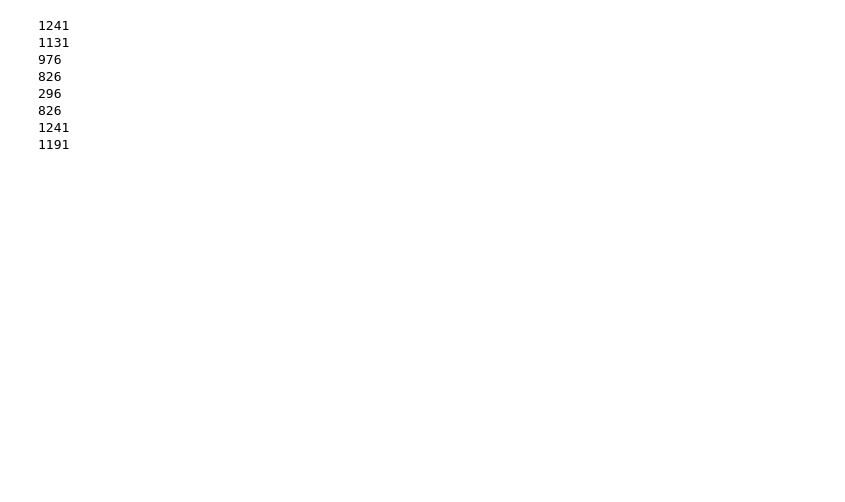
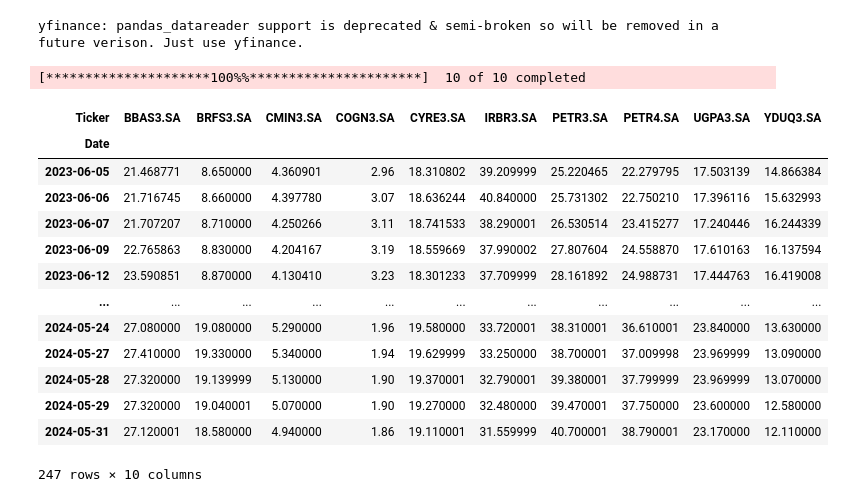
Before and after one commit to Marcll0/Python, a Jupyter notebook: CarteiraMarkowitz.ipynb, the cells around one changed output. Cells and saved outputs as stored; diff of their text form; code cells hidden in the pictures; blank space fills up the shorter version.

```diff
--- a/CarteiraMarkowitz.ipynb
+++ b/CarteiraMarkowitz.ipynb
@@ -19,18 +29,0 @@ Ativo8 = pd.read_excel('/content/DadosHistoricos2018_2023.xlsx',sheet_name='JNJB
-# %%
-print(len(Ativo1))
-print(len(Ativo2))
-print(len(Ativo3))
-print(len(Ativo4))
-print(len(Ativo5))
-print(len(Ativo6))
-print(len(Ativo7))
-print(len(Ativo8))
-# %% [output]
-1241
-1131
-976
-826
-296
-826
-1241
-1191
@@ -48,0 +30,4 @@ df = pd.merge(df1, df2, how = 'outer', on = 'DATA')
+# %%
+yfinance.pdr_override()
+# %% [output]
+yfinance: pandas_datareader support is deprecated & semi-broken so will be removed in a future verison. Just use yfinance.
@@ -49 +38,21 @@ df = pd.merge(df1, df2, how = 'outer', on = 'DATA')
+# %%
+Ativos = pdr.get_data_yahoo(ativos, data_inicial, data_final)["Adj Close"]
+
+display(Ativos)
+# %% [output]
+[*********************100%%**********************]  10 of 10 completed
+| Ticker | BBAS3.SA | BRFS3.SA | CMIN3.SA | COGN3.SA | CYRE3.SA | IRBR3.SA | PETR3.SA | PETR4.SA | UGPA3.SA | YDUQ3.SA |
+| Date |  |  |  |  |  |  |  |  |  |  |
+| 2023-06-05 | 21.468771 | 8.650000 | 4.360901 | 2.96 | 18.310802 | 39.209999 | 25.220465 | 22.279795 | 17.503139 | 14.866384 |
+| 2023-06-06 | 21.716745 | 8.660000 | 4.397780 | 3.07 | 18.636244 | 40.840000 | 25.731302 | 22.750210 | 17.396116 | 15.632993 |
+| 2023-06-07 | 21.707207 | 8.710000 | 4.250266 | 3.11 | 18.741533 | 38.290001 | 26.530514 | 23.415277 | 17.240446 | 16.244339 |
+| 2023-06-09 | 22.765863 | 8.830000 | 4.204167 | 3.19 | 18.559669 | 37.990002 | 27.807604 | 24.558870 | 17.610163 | 16.137594 |
+| 2023-06-12 | 23.590851 | 8.870000 | 4.130410 | 3.23 | 18.301233 | 37.709999 | 28.161892 | 24.988731 | 17.444763 | 16.419008 |
+| ... | ... | ... | ... | ... | ... | ... | ... | ... | ... | ... |
+| 2024-05-24 | 27.080000 | 19.080000 | 5.290000 | 1.96 | 19.580000 | 33.720001 | 38.310001 | 36.610001 | 23.840000 | 13.630000 |
+| 2024-05-27 | 27.410000 | 19.330000 | 5.340000 | 1.94 | 19.629999 | 33.250000 | 38.700001 | 37.009998 | 23.969999 | 13.090000 |
+| 2024-05-28 | 27.320000 | 19.139999 | 5.130000 | 1.90 | 19.370001 | 32.790001 | 39.380001 | 37.799999 | 23.969999 | 13.070000 |
+| 2024-05-29 | 27.320000 | 19.040001 | 5.070000 | 1.90 | 19.270000 | 32.480000 | 39.470001 | 37.750000 | 23.600000 | 12.580000 |
+| 2024-05-31 | 27.120001 | 18.580000 | 4.940000 | 1.86 | 19.110001 | 31.559999 | 40.700001 | 38.790001 | 23.170000 | 12.110000 |
+247 rows × 10 columns
 # %%
```
Also changed, not shown: parts of 15 cells of this notebook.
